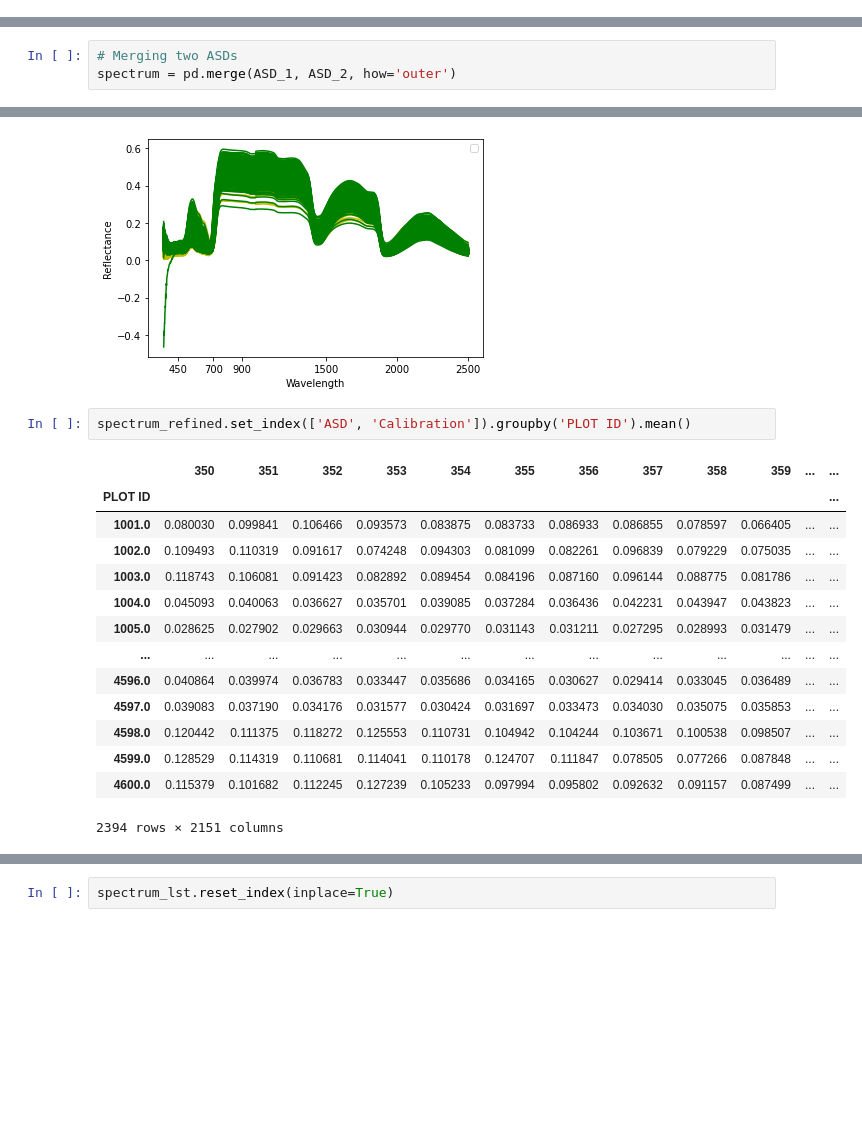
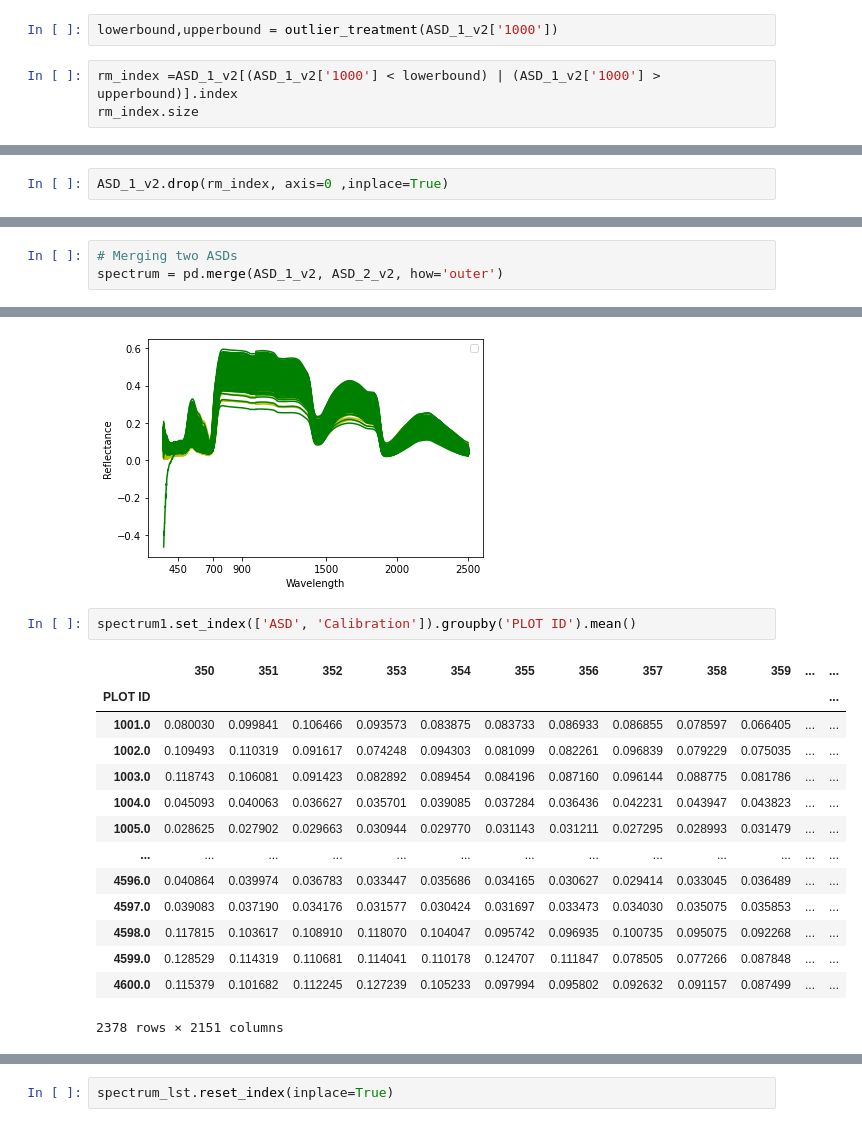
Before and after one commit to distip/GEM_v2, a Jupyter notebook: Raw_spectrum_II.ipynb, the cells around one changed output, grey strips where cells are left out. Saved outputs shown, nothing was run; the diff lists cells and outputs as text; blank space fills up the shorter version.

```diff
--- a/Raw_spectrum_II.ipynb
+++ b/Raw_spectrum_II.ipynb
@@ -299,0 +335,5 @@ nondup
+# %%
+lowerbound,upperbound = outlier_treatment(ASD_1_v2['1000'])
+# %%
+rm_index =ASD_1_v2[(ASD_1_v2['1000'] < lowerbound) | (ASD_1_v2['1000'] > upperbound)].index
+rm_index.size
@@ -300 +342,3 @@ nondup
+# %%
+ASD_1_v2.drop(rm_index, axis=0 ,inplace=True)
 # %%
@@ -302,6 +346,6 @@ ASD_1.to_csv('ASD_1')
 # %%
 # Merging two ASDs
-spectrum = pd.merge(ASD_1, ASD_2, how='outer')
+spectrum = pd.merge(ASD_1_v2, ASD_2_v2, how='outer')
 # %%
 spectrum.head()
 # %% [output]
@@ -393,19 +437,19 @@ No handles with labels found to put in legend.
 Text(0, 0.5, 'Reflectance')
 [figure]
 # %%
-spectrum_refined.set_index(['ASD', 'Calibration']).groupby('PLOT ID').mean()
+spectrum1.set_index(['ASD', 'Calibration']).groupby('PLOT ID').mean()
 # %% [output]
 |  | 350 | 351 | 352 | 353 | 354 | 355 | 356 | 357 | 358 | 359 | ... | ... |
 | PLOT ID |  |  |  |  |  |  |  |  |  |  |  | ... |
 | 1001.0 | 0.080030 | 0.099841 | 0.106466 | 0.093573 | 0.083875 | 0.083733 | 0.086933 | 0.086855 | 0.078597 | 0.066405 | ... | ... |
 | 1002.0 | 0.109493 | 0.110319 | 0.091617 | 0.074248 | 0.094303 | 0.081099 | 0.082261 | 0.096839 | 0.079229 | 0.075035 | ... | ... |
 | 1003.0 | 0.118743 | 0.106081 | 0.091423 | 0.082892 | 0.089454 | 0.084196 | 0.087160 | 0.096144 | 0.088775 | 0.081786 | ... | ... |
 | 1004.0 | 0.045093 | 0.040063 | 0.036627 | 0.035701 | 0.039085 | 0.037284 | 0.036436 | 0.042231 | 0.043947 | 0.043823 | ... | ... |
 | 1005.0 | 0.028625 | 0.027902 | 0.029663 | 0.030944 | 0.029770 | 0.031143 | 0.031211 | 0.027295 | 0.028993 | 0.031479 | ... | ... |
 | ... | ... | ... | ... | ... | ... | ... | ... | ... | ... | ... | ... | ... |
 | 4596.0 | 0.040864 | 0.039974 | 0.036783 | 0.033447 | 0.035686 | 0.034165 | 0.030627 | 0.029414 | 0.033045 | 0.036489 | ... | ... |
 | 4597.0 | 0.039083 | 0.037190 | 0.034176 | 0.031577 | 0.030424 | 0.031697 | 0.033473 | 0.034030 | 0.035075 | 0.035853 | ... | ... |
-| 4598.0 | 0.120442 | 0.111375 | 0.118272 | 0.125553 | 0.110731 | 0.104942 | 0.104244 | 0.103671 | 0.100538 | 0.098507 | ... | ... |
+| 4598.0 | 0.117815 | 0.103617 | 0.108910 | 0.118070 | 0.104047 | 0.095742 | 0.096935 | 0.100735 | 0.095075 | 0.092268 | ... | ... |
 | 4599.0 | 0.128529 | 0.114319 | 0.110681 | 0.114041 | 0.110178 | 0.124707 | 0.111847 | 0.078505 | 0.077266 | 0.087848 | ... | ... |
 | 4600.0 | 0.115379 | 0.101682 | 0.112245 | 0.127239 | 0.105233 | 0.097994 | 0.095802 | 0.092632 | 0.091157 | 0.087499 | ... | ... |
-2394 rows × 2151 columns
+2378 rows × 2151 columns
```
Also changed, not shown: parts of 26 cells of this notebook, 9 other files.
